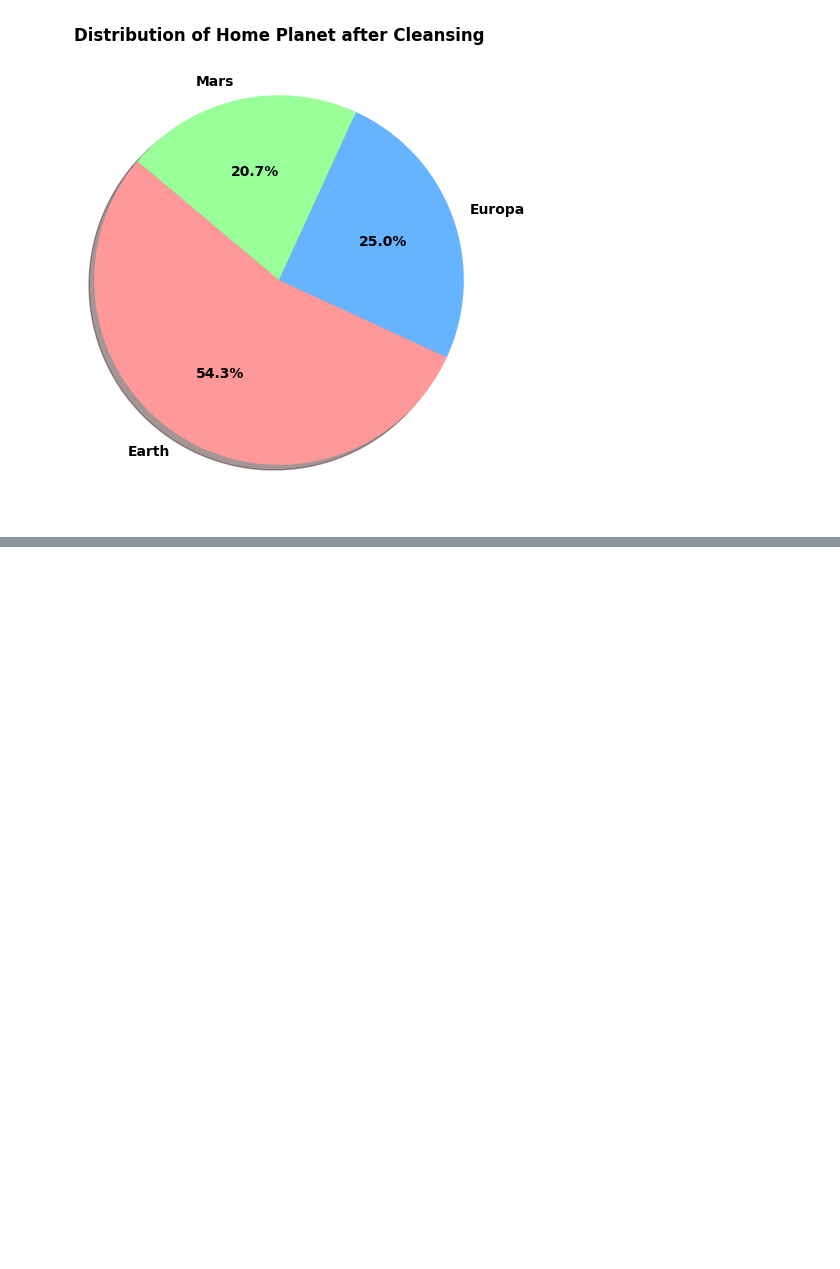
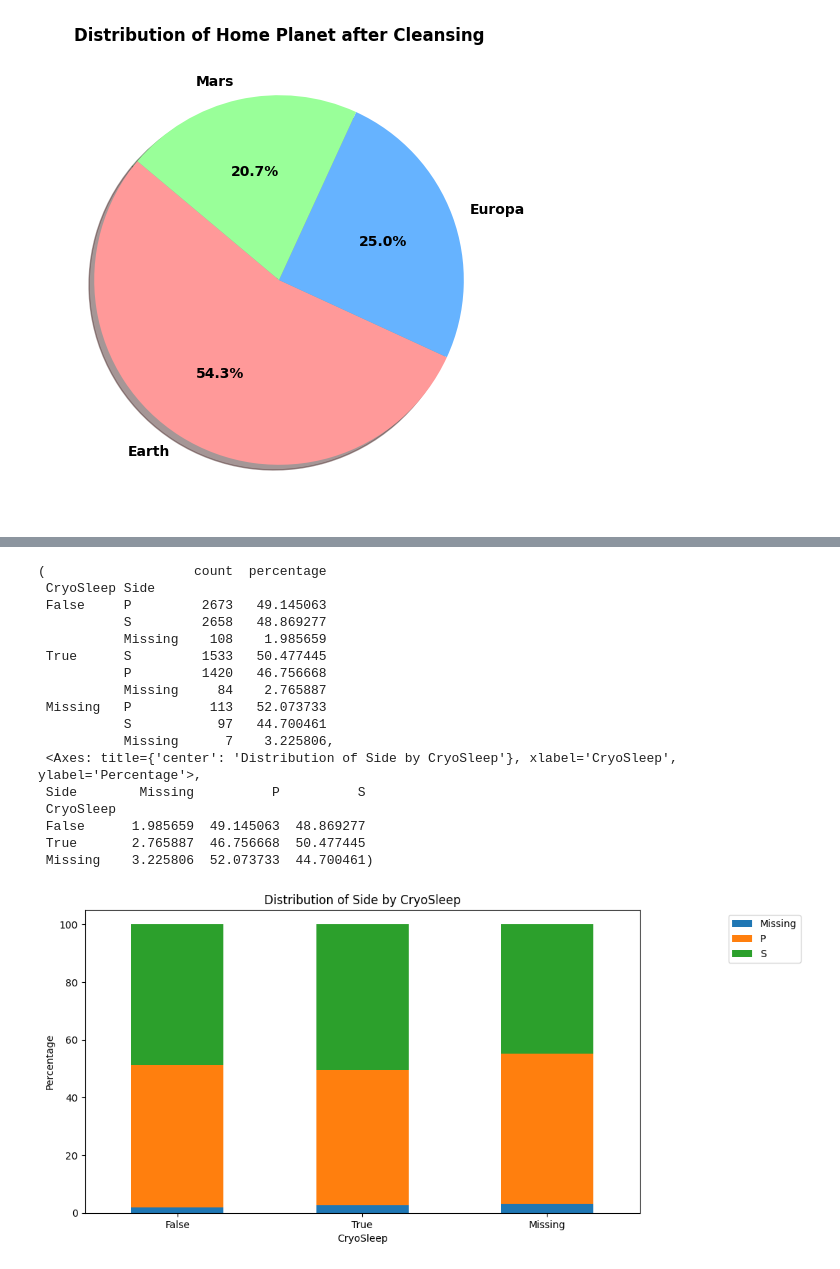
Before and after one commit to ezishr/spaceship-titanic, a Jupyter notebook: eda.ipynb, the cells around one changed output, grey strips where cells are left out. Saved outputs shown, nothing was run; the diff lists cells and outputs as text; code cells hidden in the pictures; blank space fills up the shorter version.

```diff
--- a/eda.ipynb
+++ b/eda.ipynb
@@ -426,0 +516,21 @@ Text(0.5, 1.0, 'Distribution of Home Planet after Cleansing')
+# %%
+category_col_rela(df_cryosleep,'CryoSleep','Side')
+# %% [output]
+(                   count  percentage
+ CryoSleep Side
+ False     P         2673   49.145063
+           S         2658   48.869277
+           Missing    108    1.985659
+ True      S         1533   50.477445
+           P         1420   46.756668
+           Missing     84    2.765887
+ Missing   P          113   52.073733
+           S           97   44.700461
+           Missing      7    3.225806,
+ <Axes: title={'center': 'Distribution of Side by CryoSleep'}, xlabel='CryoSleep', ylabel='Percentage'>,
+ Side        Missing          P          S
+ CryoSleep
+ False      1.985659  49.145063  48.869277
+ True       2.765887  46.756668  50.477445
+ Missing    3.225806  52.073733  44.700461)
+[figure, added]
```
Also changed, not shown: parts of 18 cells of this notebook.
